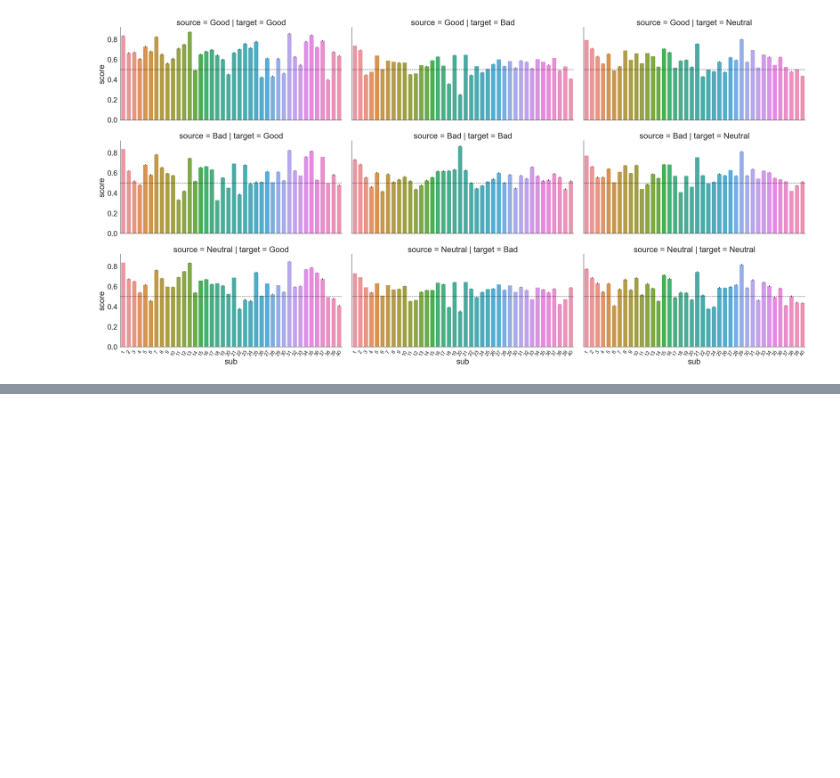
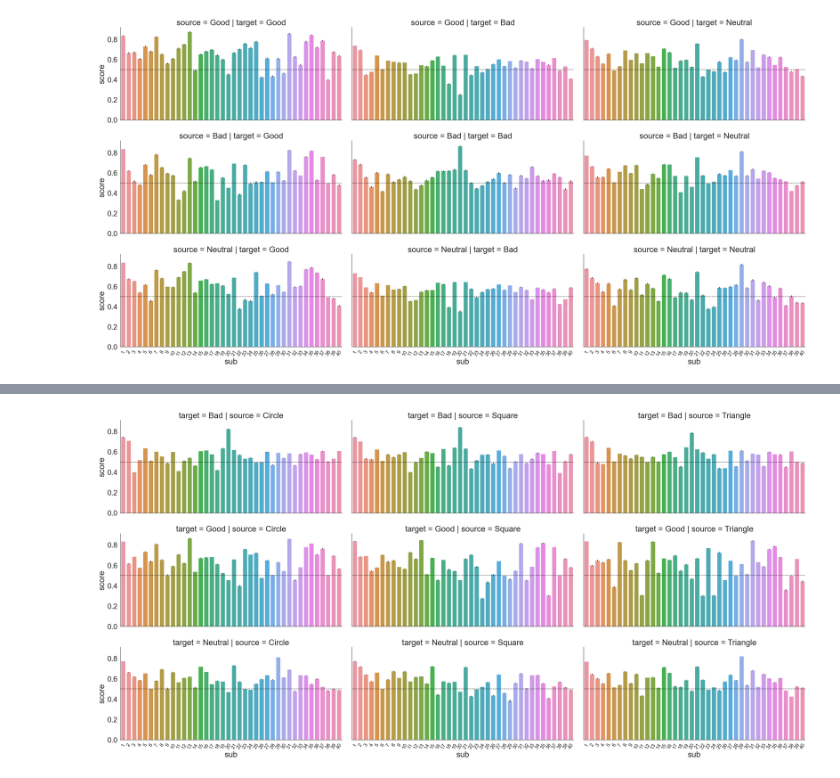
Before and after one commit to AaronZheng87/Decoding_SALT, a Jupyter notebook: 1_Analysis/Analysis_Valence_LR.ipynb, the cells around one changed output, grey strips where cells are left out. Drawn from its saved outputs; the diff is of its cells as text; code cells hidden in the pictures; blank space fills up the shorter version.

```diff
--- a/1_Analysis/Analysis_Valence_LR.ipynb
+++ b/1_Analysis/Analysis_Valence_LR.ipynb
@@ -177,0 +234,9 @@ plt.savefig("barplot_cro_valence2.png",dpi=300)
+# %%
+df_cro12_sc = lr_Cross_exp(X_source = X1_circle, y_source = y1_circle, source_groups = groups1_cirlce, source_name = "Circle", X_target1 = X2_bad, y_target1 = y2_bad, target1_groups = groups2_bad, target_name1 = "Bad", X_target2 = X2_good, y_target2 = y2_good, target2_gorups = groups2_good, target_name2 = "Good", X_target3 = X2_neutral, y_target3 = y2_neutral, target3_gorups = groups2_neutral, target_name3 = "Neutral", cross_dir = "exp1 → exp2", fold = 300)
+df_cro12_ss = lr_Cross_exp(X_source = X1_square, y_source = y1_square, source_groups = groups1_square, source_name = "Square", X_target1 = X2_bad, y_target1 = y2_bad, target1_groups = groups2_bad, target_name1 = "Bad", X_target2 = X2_good, y_target2 = y2_good, target2_gorups = groups2_good, target_name2 = "Good", X_target3 = X2_neutral, y_target3 = y2_neutral, target3_gorups = groups2_neutral, target_name3 = "Neutral", cross_dir = "exp1 → exp2", fold = 300)
+df_cro12_st = lr_Cross_exp(X_source = X1_triangle, y_source = y1_triangle, source_groups = groups1_triangle, source_name = "Triangle", X_target1 = X2_bad, y_target1 = y2_bad, target1_groups = groups2_bad, target_name1 = "Bad", X_target2 = X2_good, y_target2 = y2_good, target2_gorups = groups2_good, target_name2 = "Good", X_target3 = X2_neutral, y_target3 = y2_neutral, target3_gorups = groups2_neutral, target_name3 = "Neutral", cross_dir = "exp1 → exp2", fold = 300)
+df_cro21_sb = lr_Cross_exp(X_source = X2_bad, y_source = y2_bad, source_groups = groups2_bad, source_name = "Bad", X_target1 = X1_square, y_target1 = y1_square, target1_groups = groups1_square, target_name1 = "Square", X_target2 = X1_circle, y_target2 = y1_circle, target2_gorups = groups1_cirlce, target_name2 = "Circle", X_target3 = X1_triangle, y_target3 = y1_triangle, target3_gorups = groups1_triangle, target_name3 = "Triangle", cross_dir = "exp2 → exp1", fold = 300)
+df_cro21_sg = lr_Cross_exp(X_source = X2_good, y_source = y2_good, source_groups = groups2_good, source_name = "Good", X_target1 = X1_square, y_target1 = y1_square, target1_groups = groups1_square, target_name1 = "Square", X_target2 = X1_circle, y_target2 = y1_circle, target2_gorups = groups1_cirlce, target_name2 = "Circle", X_target3 = X1_triangle, y_target3 = y1_triangle, target3_gorups = groups1_triangle, target_name3 = "Triangle", cross_dir = "exp2 → exp1", fold = 300)
+df_cro21_sn = lr_Cross_exp(X_source = X2_neutral, y_source = y2_neutral, source_groups = groups2_neutral, source_name = "Neutral", X_target1 = X1_square, y_target1 = y1_square, target1_groups = groups1_square, target_name1 = "Square", X_target2 = X1_circle, y_target2 = y1_circle, target2_gorups = groups1_cirlce, target_name2 = "Circle", X_target3 = X1_triangle, y_target3 = y1_triangle, target3_gorups = groups1_triangle, target_name3 = "Triangle", cross_dir = "exp2 → exp1", fold = 300)
+# %%
+df_result3 = pd.concat([df_cro12_sc, df_cro12_ss, df_cro12_st, df_cro21_sb, df_cro21_sg, df_cro21_sn])
@@ -177,0 +268,8 @@ plt.savefig("barplot_cro_valence2.png",dpi=300)
+# %%
+f_cro12 = sns.catplot(x="sub", y="score", data=df_result3[df_result3.experiment == "exp1 → exp2"], col="source", row = "target", aspect=2, kind="bar", errorbar="se")
+xtick_order = list(f_cro12.axes[-1][-1].xaxis.get_majorticklabels())
+[ax.set_xticklabels(xtick_order, rotation = 60, fontsize=15) for ax in f_cro12.axes[-1]]
+[ax.axhline(0.5, linestyle = '--',color = 'black',alpha = 0.7) for ax in f_cro12.axes.flatten()]
+plt.savefig("barplot_valence_cro_exp12.png",dpi=300)
+# %% [output]
+[figure, added]
```
Also changed, not shown: parts of 4 cells of this notebook, 37 other files.
